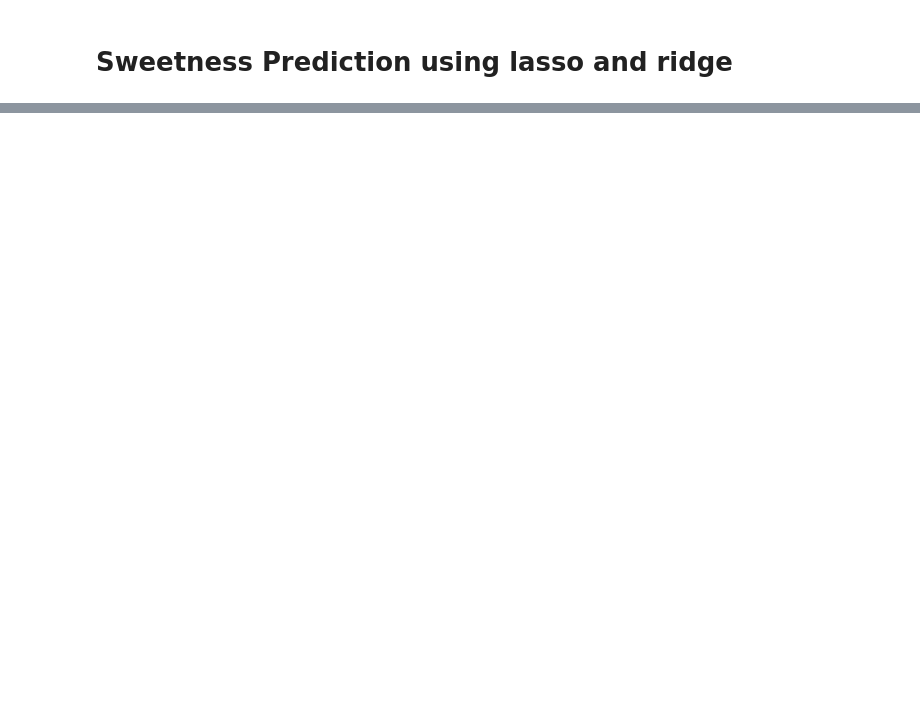
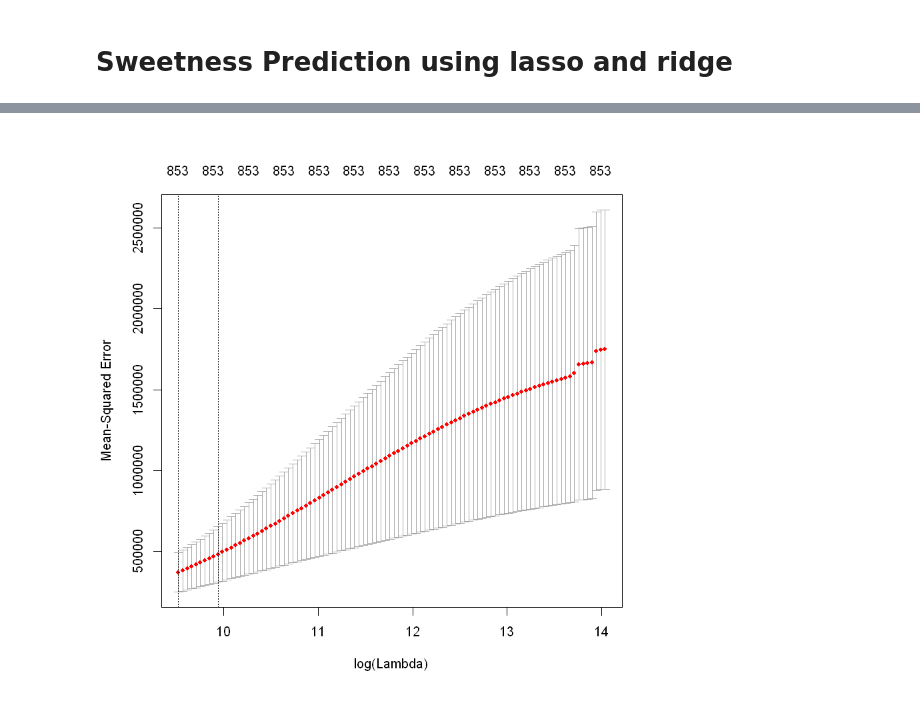
Before and after one commit to shukla97/sweetness_prediction, a Jupyter notebook: lasso_ridge.ipynb, the cells around one changed output, grey strips where cells are left out. Cells and saved outputs as stored; diff of their text form; code cells hidden in the pictures; blank space fills up the shorter version.

```diff
--- a/lasso_ridge.ipynb
+++ b/lasso_ridge.ipynb
@@ -54,0 +35,7 @@ plot(fit.ridge, xvar = "lambda", label = T)
+# %%
+# CV for ridge
+
+cv.ridge <- cv.glmnet(x,y, alpha = 0)
+plot(cv.ridge)
+# %% [output]
+[figure, added]
```
Also changed, not shown: parts of 14 cells of this notebook, 1 other file.
